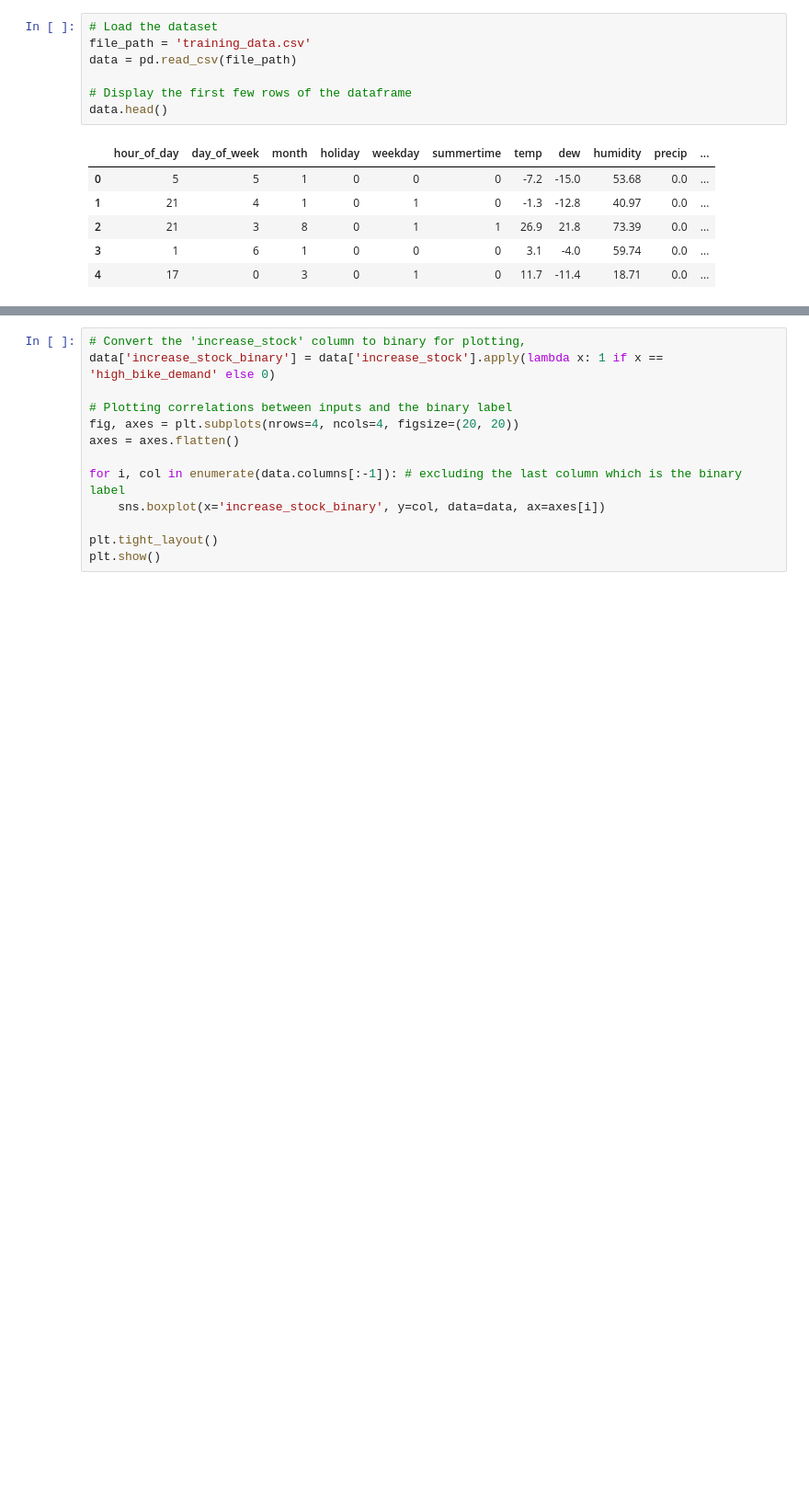
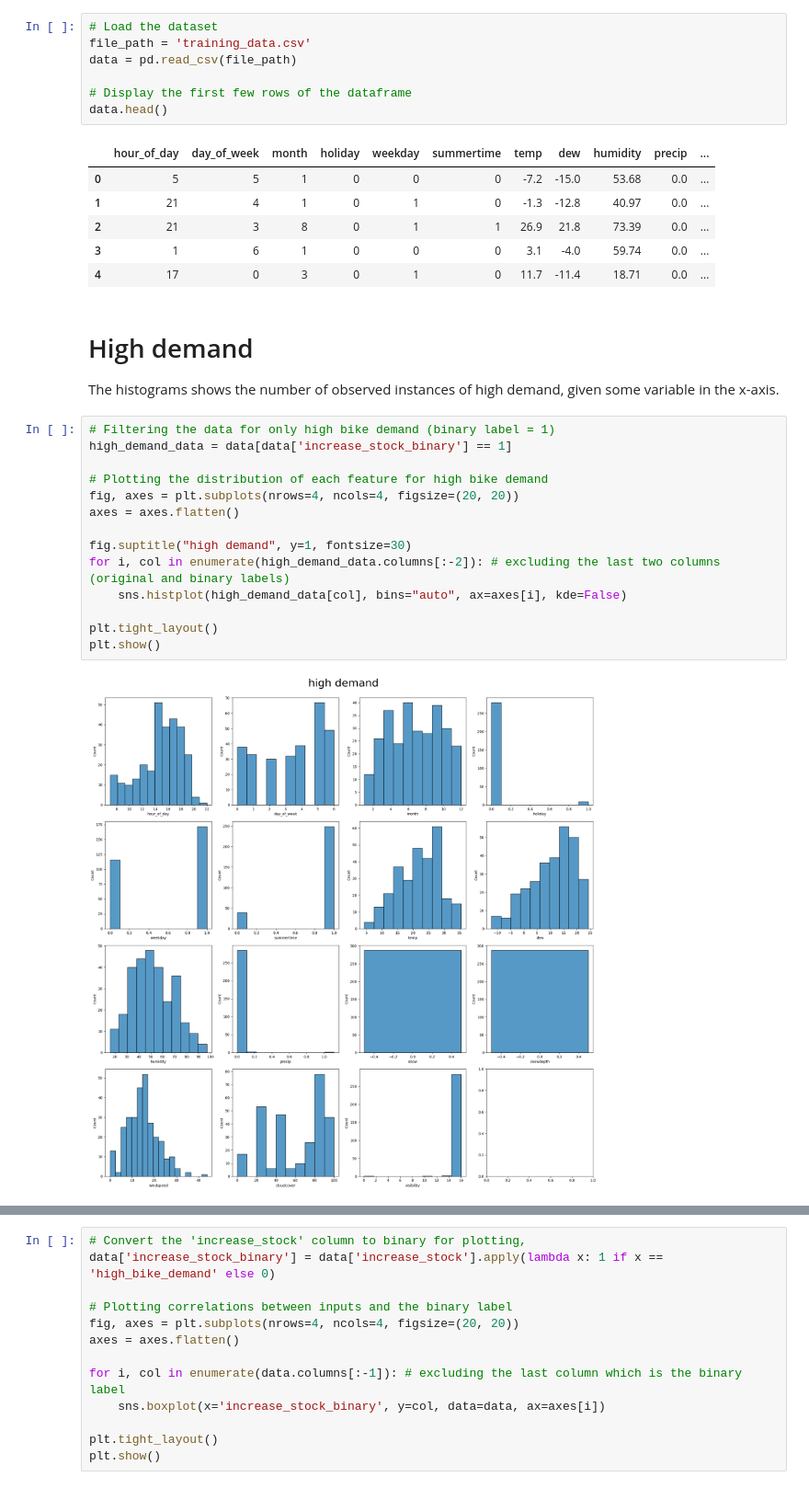
Before and after one commit to SunAndClouds/SML-Project, a Jupyter notebook: Exploratory Data Analysis.ipynb, the cells around one changed output, grey strips where cells are left out. Shown at 92% size. Cells and saved outputs as stored; diff of their text form; blank space fills up the shorter version.

Commit message:
added three plots

```diff
--- a/Exploratory Data Analysis.ipynb
+++ b/Exploratory Data Analysis.ipynb
@@ -21,3 +21,22 @@ data.head()
 | 2 | 21 | 3 | 8 | 0 | 1 | 1 | 26.9 | 21.8 | 73.39 | 0.0 | ... |
 | 3 | 1 | 6 | 1 | 0 | 0 | 0 | 3.1 | -4.0 | 59.74 | 0.0 | ... |
 | 4 | 17 | 0 | 3 | 0 | 1 | 0 | 11.7 | -11.4 | 18.71 | 0.0 | ... |
+# %% [markdown]
+# High demand
+The histograms shows the number of observed instances of high demand, given some variable in the x-axis.
+# %%
+# Filtering the data for only high bike demand (binary label = 1)
+high_demand_data = data[data['increase_stock_binary'] == 1]
+
+# Plotting the distribution of each feature for high bike demand
+fig, axes = plt.subplots(nrows=4, ncols=4, figsize=(20, 20))
+axes = axes.flatten()
+
+fig.suptitle("high demand", y=1, fontsize=30)
+for i, col in enumerate(high_demand_data.columns[:-2]): # excluding the last two columns (original and binary labels)
+    sns.histplot(high_demand_data[col], bins="auto", ax=axes[i], kde=False)
+
+plt.tight_layout()
+plt.show()
+# %% [output]
+[figure, added]
```
Also changed, not shown: parts of 4 cells of this notebook.
